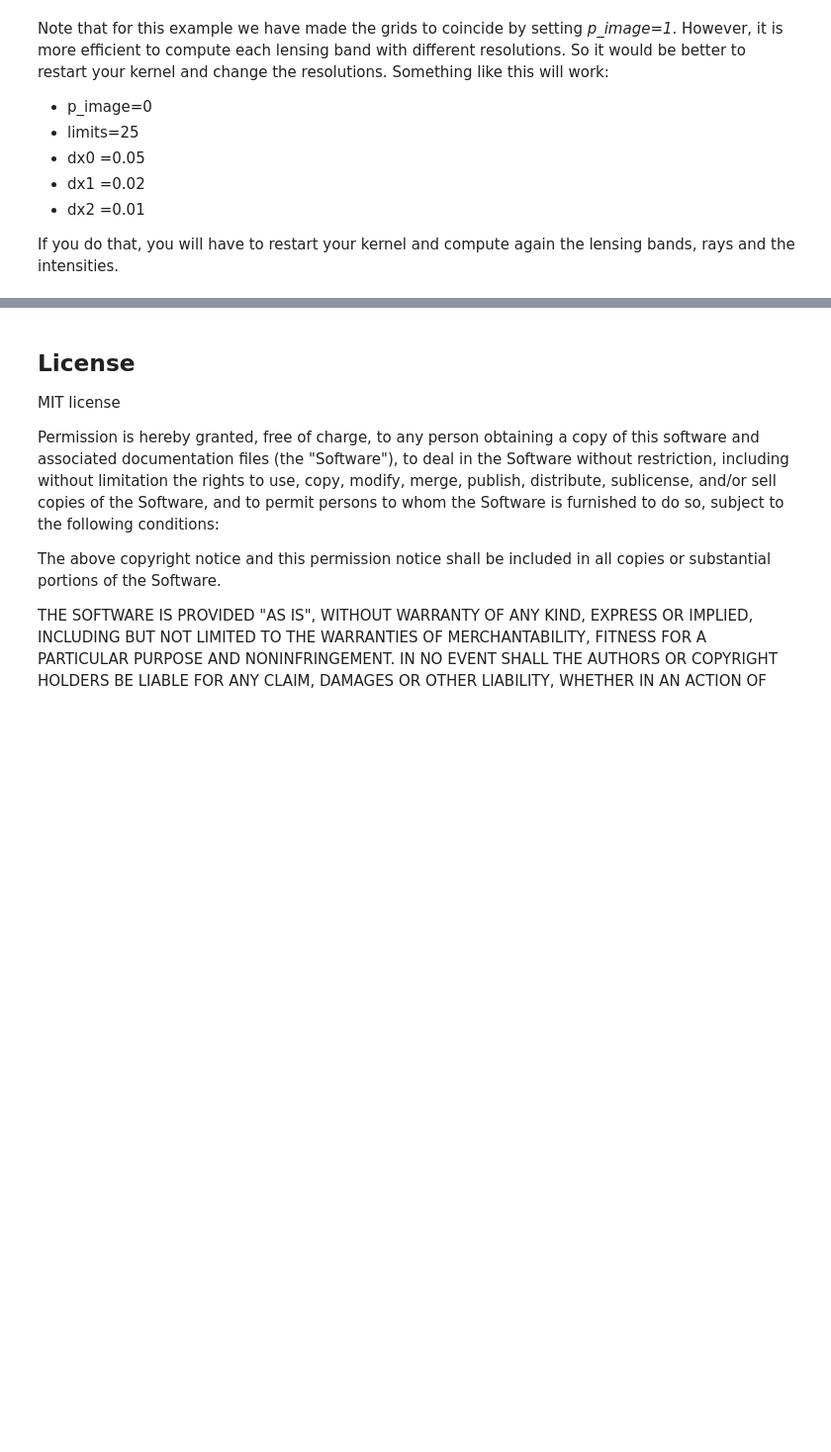
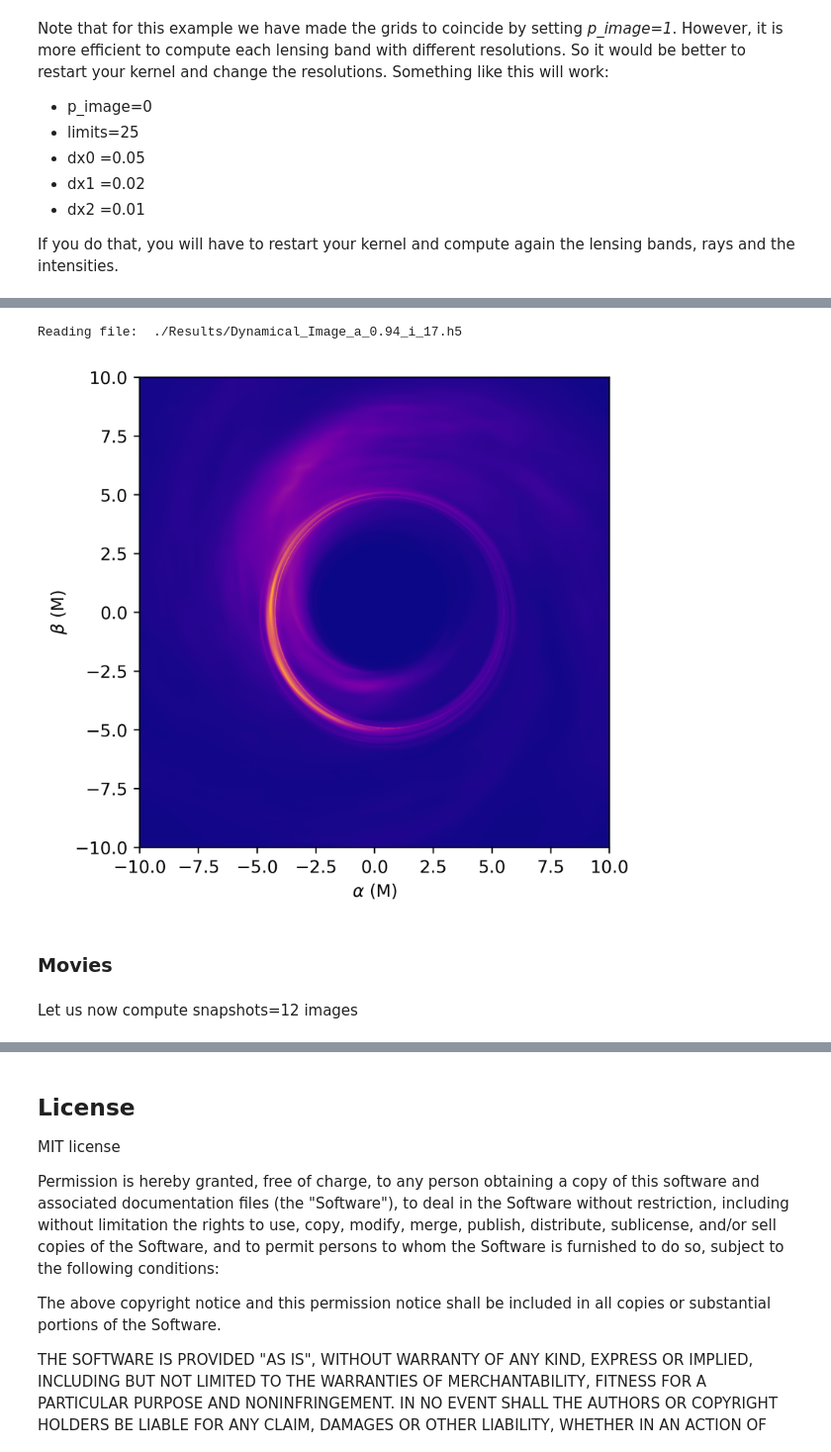
Before and after one commit to iAART/aart, a Jupyter notebook: Examples.ipynb, the cells around one changed output, grey strips where cells are left out. Shown at 99% size. Saved outputs shown, nothing was run; the diff lists cells and outputs as text; code cells hidden in the pictures; blank space fills up the shorter version.

```diff
--- a/Examples.ipynb
+++ b/Examples.ipynb
@@ -280,0 +337,33 @@ If you do that, you will have to restart your kernel and compute again the lensi
+# %%
+fimages="./Results/Dynamical_Image_a_%s_i_%s.h5"%(0.94,17)
+#fimages="Images_a_%s_i_%s.h5"%(0.94,17)
+
+print("Reading file: ",fimages)
+
+h5f = h5py.File(fimages,'r')
+
+I0=h5f['bghts0'][:]
+I1=h5f['bghts1'][:]
+I2=h5f['bghts2'][:]
+
+h5f.close()
+# %% [output]
+Reading file:  ./Results/Dynamical_Image_a_0.94_i_17.h5
+# %%
+fig, ax = plt.subplots(figsize=[5,5],dpi=400)
+
+ax.imshow(I0+I1+I2,vmax=np.max(I0+I1+I2)*1.2,origin="lower",cmap="plasma",extent=[-lim0,lim0,-lim0,lim0])
+
+ax.set_xlim(-10,10)
+ax.set_ylim(-10,10)
+
+ax.set_xlabel(r"$\alpha$"+" "+"(M)")
+ax.set_ylabel(r"$\beta$"+" "+"(M)")
+
+plt.show()
+# %% [output]
+[figure, added]
+# %% [markdown]
+### Movies
+# %% [markdown]
+Let us now compute snapshots=12 images
```
Also changed, not shown: parts of 22 cells of this notebook, 5 other files.
